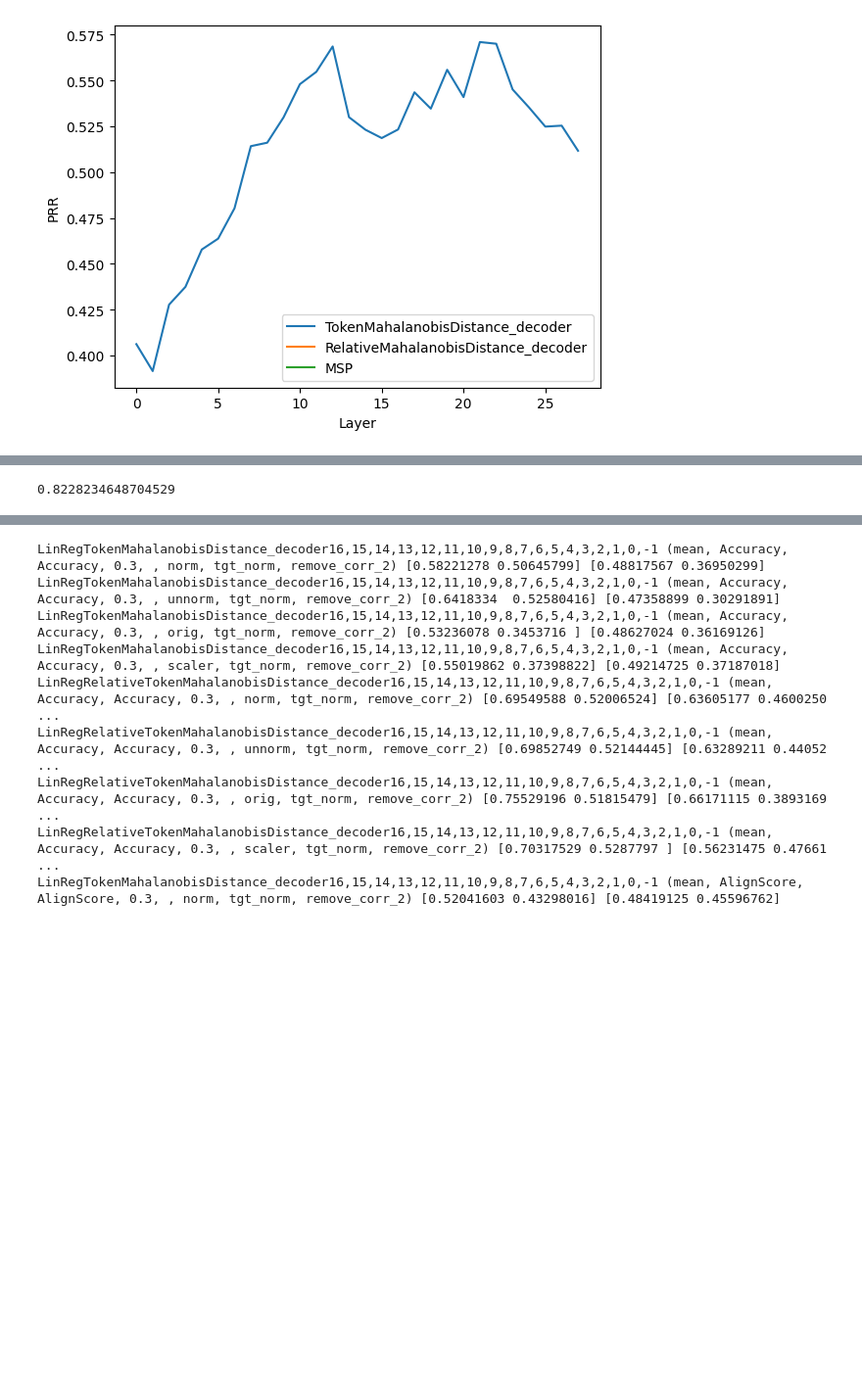
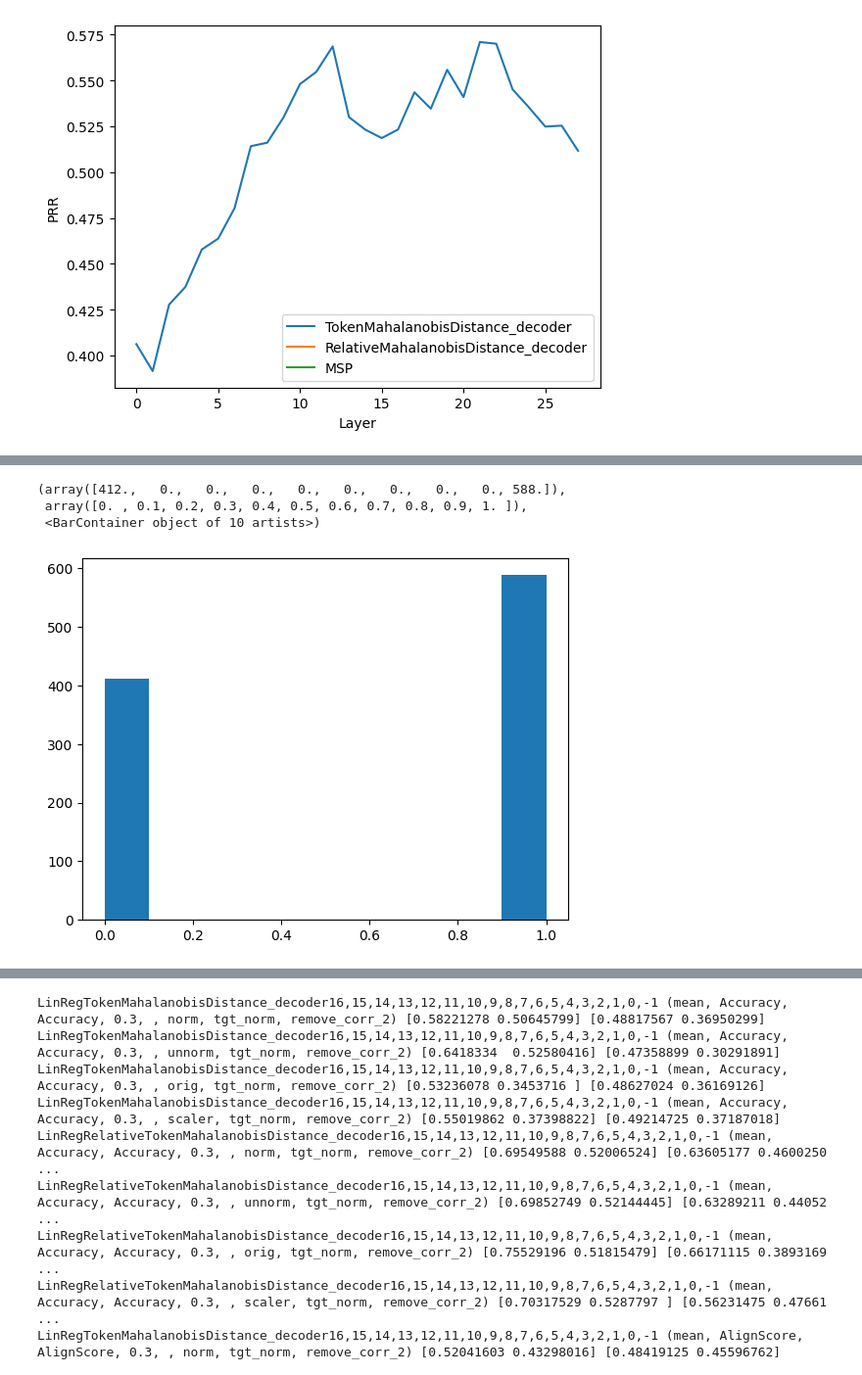
Before and after one commit to ArtemVazh/token_mahalanobis_distance, a Jupyter notebook: notebooks/results.ipynb, the cells around one changed output, grey strips where cells are left out. Shown at 98% size. Cells and saved outputs as stored; diff of their text form; code cells hidden in the pictures; blank space fills up the shorter version.

```diff
--- a/notebooks/results.ipynb
+++ b/notebooks/results.ipynb
@@ -199,7 +355,7 @@ plt.legend()
 <matplotlib.legend.Legend at 0x...>
 [figure]
 # %%
-basepath = "/home/jovyan/shares/SR006.nfs2/projects/token_mahalanobis_distance/"
+basepath = "/home/jovyan/shares/SR006.nfs2/projects/token_mahalanobis_distance"
 
-train_seq_metrics = np.load(f"{basepath}/workdir/output_layers_5/density_stats/sciq/gemma-2b/train_seq_metrics_LinRegTokenMahalanobisDistance_decoder0,1,2,3,4,5,6,7,8,9,10,11,12,13,14,15,16,-1 (mean, AlignScore, AlignScore, 0.3, , orig, , ).npy")
-train_dists = np.load(f"{basepath}/workdir/output_layers_5/density_stats/sciq/gemma-2b/train_dists_LinRegTokenMahalanobisDistance_decoder0,1,2,3,4,5,6,7,8,9,10,11,12,13,14,15,16,-1 (mean, AlignScore, AlignScore, 0.3, , orig, , ).npy")
+train_dists = np.load(f"{basepath}/workdir/output_layers_9/density_stats/gsm8k_main/gemma-7b/train_dists_LinRegTokenMahalanobisDistance_decoder0,1,2,3,4,5,6,7,8,9,10,11,12,13,14,15,16,17,18,19,20,21,22,23,24,25,26,-1 (mean, Accuracy, Accuracy, 0.3, , scaler, , remove_corr_4).npy")
+train_seq_metrics = np.load(f"{basepath}/workdir/output_layers_9/density_stats/gsm8k_main/gemma-7b/train_seq_metrics_LinRegTokenMahalanobisDistance_decoder0,1,2,3,4,5,6,7,8,9,10,11,12,13,14,15,16,17,18,19,20,21,22,23,24,25,26,-1 (mean, Accuracy, Accuracy, 0.3, , scaler, , remove_corr_4).npy")
@@ -210,7 +368,10 @@ train_dists.shape, train_seq_metrics.shape
-# %%
-train_seq_metrics[0]
-# %% [output]
-0.8228234648704529
+# %%
+plt.hist(train_seq_metrics)
+# %% [output]
+(array([412.,   0.,   0.,   0.,   0.,   0.,   0.,   0.,   0., 588.]),
+ array([0. , 0.1, 0.2, 0.3, 0.4, 0.5, 0.6, 0.7, 0.8, 0.9, 1. ]),
+ <BarContainer object of 10 artists>)
+[figure, added]
 # %%
 from statsmodels.stats.outliers_influence import variance_inflation_factor
 import copy
```
Also changed, not shown: parts of 49 cells of this notebook, 1 other file.
